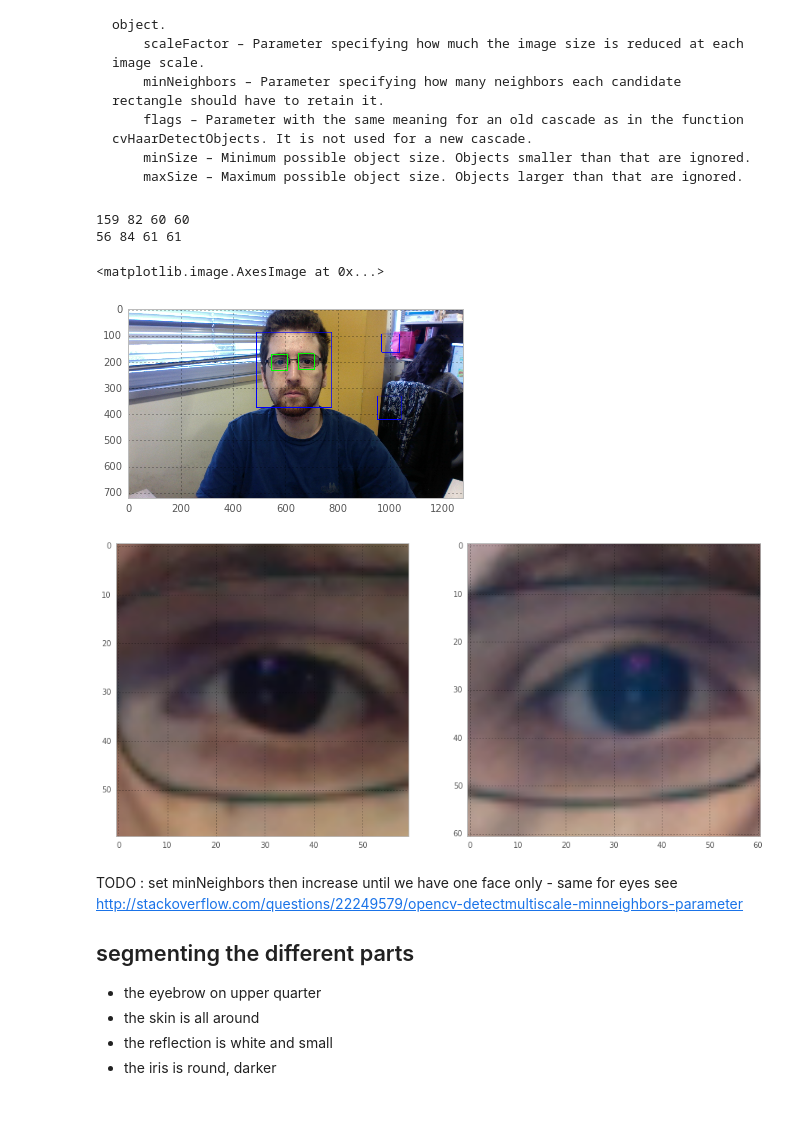
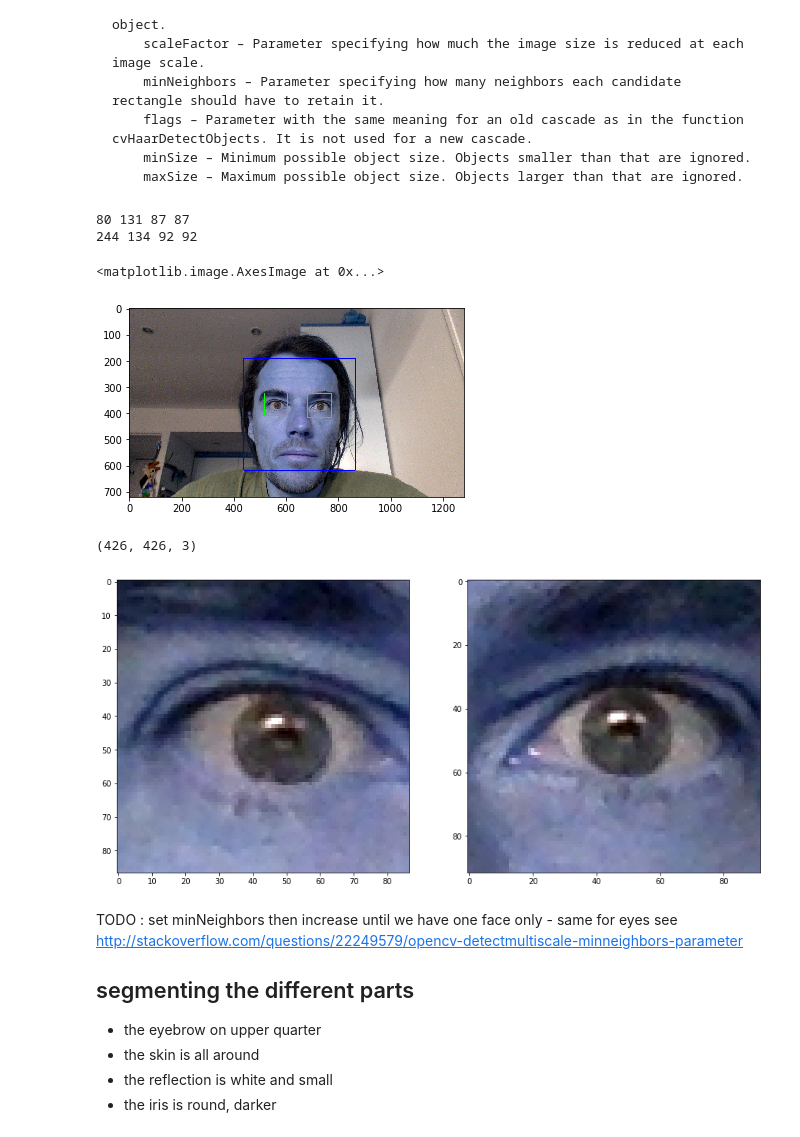
Before and after one commit to laurentperrinet/LeCheapEyeTracker, a Jupyter notebook: dev/2015-11-06_LeCheapEyeTracker_gaze tracking - take 1.ipynb, the cells around one changed output. Cells and saved outputs as stored; diff of their text form; code cells hidden in the pictures; blank space fills up the shorter version.

```diff
--- a/dev/2015-11-06_LeCheapEyeTracker_gaze tracking - take 1.ipynb
+++ b/dev/2015-11-06_LeCheapEyeTracker_gaze tracking - take 1.ipynb
@@ -19,6 +21,8 @@ The history saving thread hit an unexpected error (OperationalError('attempt to
 # %%
 from openRetina import PhotoReceptor
-cam = PhotoReceptor()
+w = 1280
+h = 720
+cam = PhotoReceptor(w=w, h=h)
 frame = cam.grab()
 frame = cam.grab()
 cam.close()
@@ -52,41 +57,50 @@ Parameters:
         maxSize – Maximum possible object size. Objects larger than that are ignored.
 # %%
 import cv2
+import os
+prefix = '/usr/local/lib/python3.6/site-packages/cv2/data/'
 
-face_cascade = cv2.CascadeClassifier('/usr/local/Cellar/opencv3/3.1.0_1/share/OpenCV/haarcascades/haarcascade_frontalface_default.xml')
-eye_cascade = cv2.CascadeClassifier('/usr/local/Cellar/opencv3/3.1.0_1/share/OpenCV/haarcascades/haarcascade_eye.xml')
-lefteye_cascade = cv2.CascadeClassifier('/usr/local/Cellar/opencv3/3.1.0_1/share/OpenCV/haarcascades/haarcascade_lefteye_2splits.xml')
-righteye_cascade = cv2.CascadeClassifier('/usr/local/Cellar/opencv3/3.1.0_1/share/OpenCV/haarcascades/haarcascade_righteye_2splits.xml')
+face_cascade = cv2.CascadeClassifier(os.path.join(prefix, 'haarcascade_frontalface_default.xml'))
+eye_cascade = cv2.CascadeClassifier(os.path.join(prefix, 'haarcascade_eye.xml'))
+lefteye_cascade = cv2.CascadeClassifier(os.path.join(prefix, 'haarcascade_lefteye_2splits.xml'))
+righteye_cascade = cv2.CascadeClassifier(os.path.join(prefix, 'haarcascade_righteye_2splits.xml'))
 
 img_ = frame.copy()
 img_ = cv2.cvtColor(img_, cv2.COLOR_RGB2BGR)
 out = frame.copy()
 face, minNeighbors = [], 1
 faces = face_cascade.detectMultiScale(img_, 1.3, minNeighbors) # image[, scaleFactor[, minNeighbors[, flags[, minSize[, maxSize]
 minNeighbors += 1
 
 eyelist = []
 for (x,y,w,h) in faces:
     img_ = cv2.rectangle(img_, (x,y), (x+w,y+h), (255,0,0), 2)
     roi_color = img_[y:y+h, x:x+w]
     out_color = out[y:y+h, x:x+w]
-    eyes = eye_cascade.detectMultiScale(roi_color, 1.1, 5, 4)
-    for (ex,ey,ew,eh) in eyes:
-        cv2.rectangle(roi_color, (ex,ey), (ex+ew,ey+eh), (0,255,0), 2)
-        eyelist.append(out_color[ey:ey+eh, ex:ex+ew])
-        print(ex,ey,ew,eh)
+    try:
+        eyes = eye_cascade.detectMultiScale(roi_color, 1.1, 5, 4)
+        for (ex,ey,ew,eh) in eyes:
+            cv2.rectangle(roi_color, (ex,ey), (ex+ew,ey+eh), (0,255,0), 2)
+            eyelist.append(out_color[ey:ey+eh, ex:ex+ew])
+            print(ex,ey,ew,eh)
+    except:
+        pass
 plt.imshow(cv2.cvtColor(img_, cv2.COLOR_BGR2RGB))
 # %% [output]
-159 82 60 60
-56 84 61 61
+80 131 87 87
+244 134 92 92
 <matplotlib.image.AxesImage at 0x...>
-[figure, old version]
+[figure, new version]
+# %%
+roi_color.shape
+# %% [output]
+(426, 426, 3)
 # %%
 fig, axs = plt.subplots(1, len(eyelist), figsize=(15, 7.5))
 for i, eye in enumerate(eyelist):
     axs[i].imshow(eye)
 # %% [output]
-[figure, old version]
+[figure, new version]
 # %% [markdown]
 TODO : set minNeighbors then increase until we have one face only - same for eyes see http://stackoverflow.com/questions/22249579/opencv-detectmultiscale-minneighbors-parameter
 
```
Also changed, not shown: parts of 22 cells of this notebook, 19 other files.
